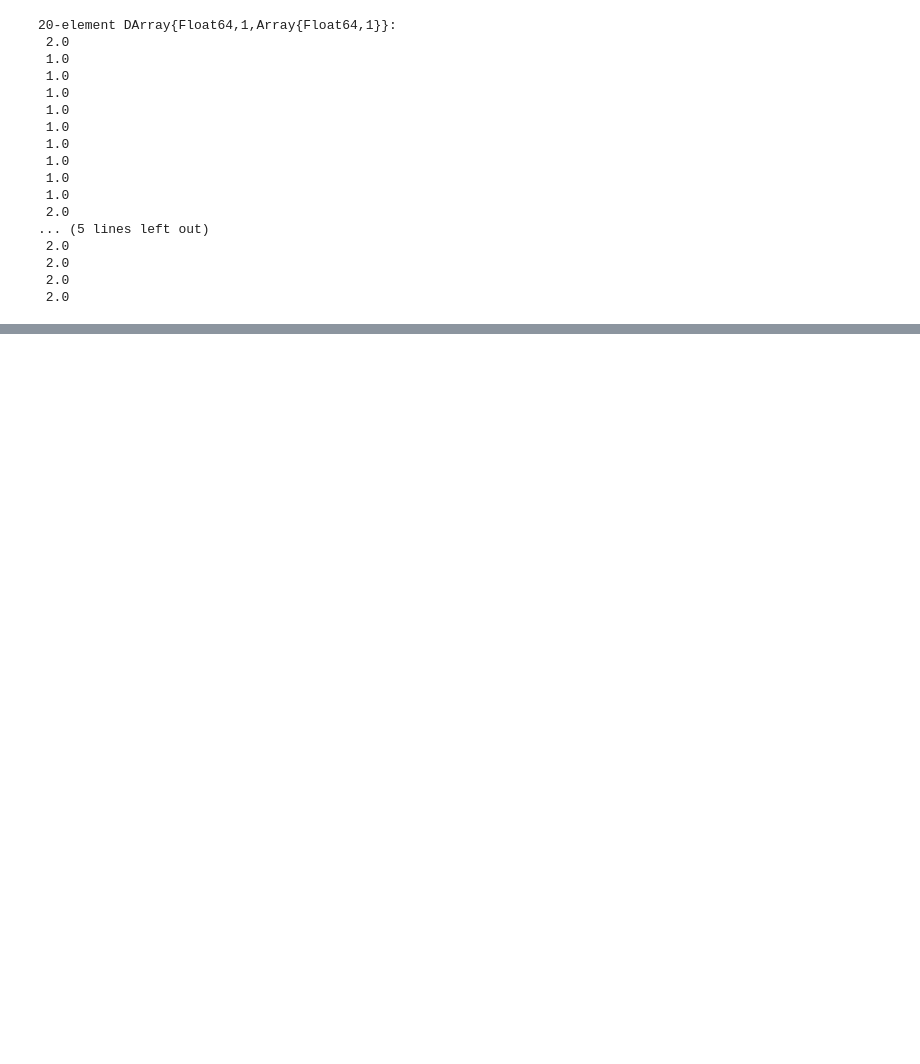
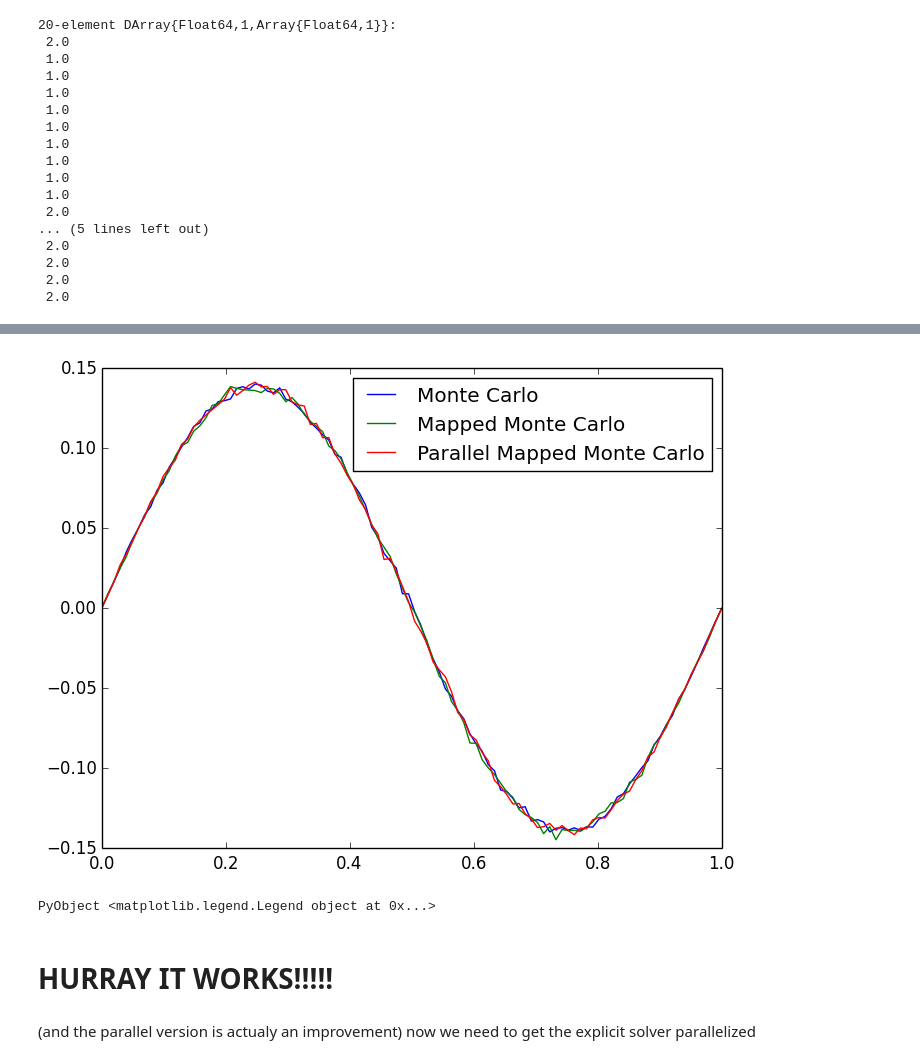
Before and after one commit to sennosays/project, a Jupyter notebook: Working Notebook.ipynb, the cells around one changed output, grey strips where cells are left out. Saved outputs shown, nothing was run; the diff lists cells and outputs as text; code cells hidden in the pictures; blank space fills up the shorter version.

```diff
--- a/Working Notebook.ipynb
+++ b/Working Notebook.ipynb
@@ -161,0 +309,13 @@ z
+# %%
+plot(mc_x,mc_sol);
+plot(m_mc_x,m_mc_sol);
+plot(p_mc_x,p_mc_sol);
+
+legend(["Monte Carlo","Mapped Monte Carlo","Parallel Mapped Monte Carlo"])
+# %% [output]
+[figure, added]
+PyObject <matplotlib.legend.Legend object at 0x...>
+# %% [markdown]
+# HURRAY IT WORKS!!!!!
+# %% [markdown]
+(and the parallel version is actualy an improvement) now we need to get the explicit solver parallelized
```
Also changed, not shown: parts of 30 cells of this notebook, 3 other files.
